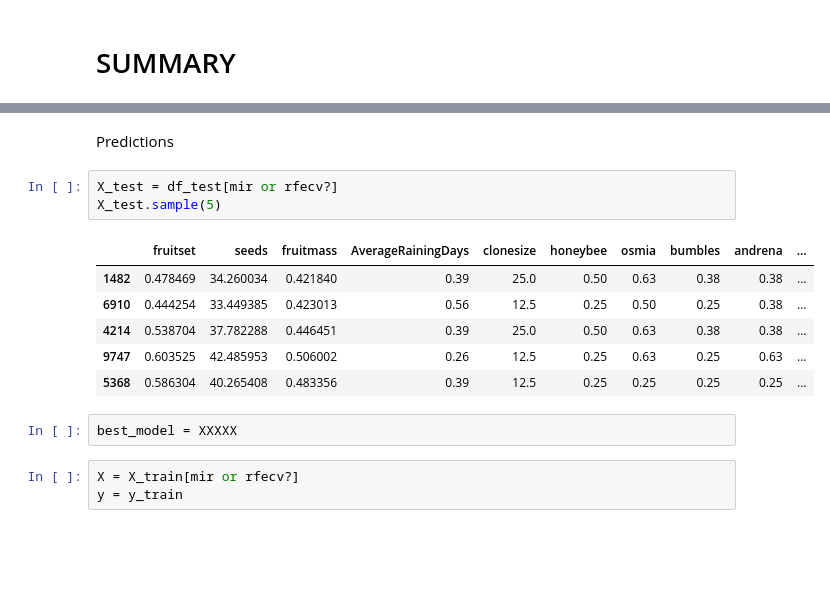
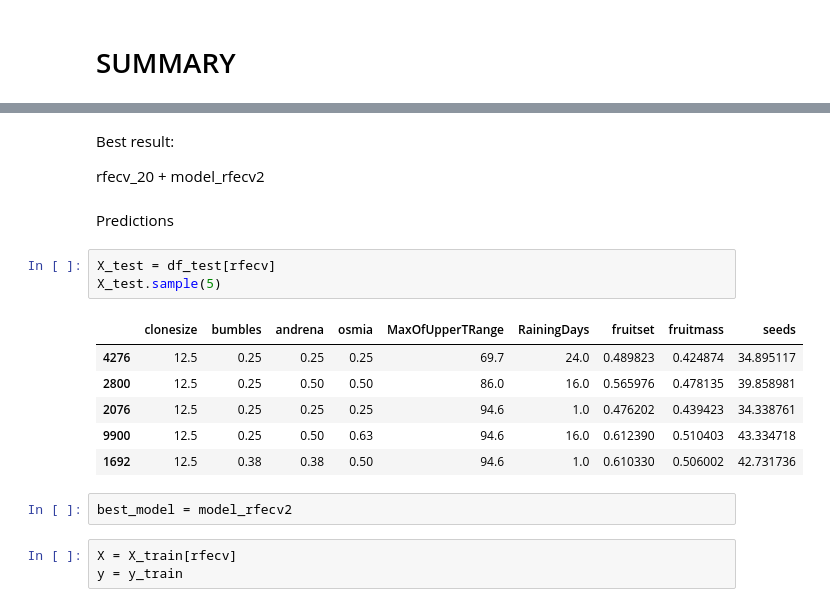
Before and after one commit to mrMichalR/blueberry_yield, a Jupyter notebook: blueberry_yield_prediction.ipynb, the cells around one changed output, grey strips where cells are left out. Cells and saved outputs as stored; diff of their text form; blank space fills up the shorter version.

```diff
--- a/blueberry_yield_prediction.ipynb
+++ b/blueberry_yield_prediction.ipynb
@@ -1300,19 +1332,23 @@ TypeError: ignored
+# %% [markdown]
+Best result:
+
+rfecv_20 + model_rfecv2
 # %% [markdown]
 Predictions
 # %%
-X_test = df_test[mir or rfecv?]
+X_test = df_test[rfecv]
 X_test.sample(5)
 # %% [output]
-|  | fruitset | seeds | fruitmass | AverageRainingDays | clonesize | honeybee | osmia | bumbles | andrena | ... |
-| 1482 | 0.478469 | 34.260034 | 0.421840 | 0.39 | 25.0 | 0.50 | 0.63 | 0.38 | 0.38 | ... |
-| 6910 | 0.444254 | 33.449385 | 0.423013 | 0.56 | 12.5 | 0.25 | 0.50 | 0.25 | 0.38 | ... |
-| 4214 | 0.538704 | 37.782288 | 0.446451 | 0.39 | 25.0 | 0.50 | 0.63 | 0.38 | 0.38 | ... |
-| 9747 | 0.603525 | 42.485953 | 0.506002 | 0.26 | 12.5 | 0.25 | 0.63 | 0.25 | 0.63 | ... |
-| 5368 | 0.586304 | 40.265408 | 0.483356 | 0.39 | 12.5 | 0.25 | 0.25 | 0.25 | 0.25 | ... |
+|  | clonesize | bumbles | andrena | osmia | MaxOfUpperTRange | RainingDays | fruitset | fruitmass | seeds |
+| 4276 | 12.5 | 0.25 | 0.25 | 0.25 | 69.7 | 24.0 | 0.489823 | 0.424874 | 34.895117 |
+| 2800 | 12.5 | 0.25 | 0.50 | 0.50 | 86.0 | 16.0 | 0.565976 | 0.478135 | 39.858981 |
+| 2076 | 12.5 | 0.25 | 0.25 | 0.25 | 94.6 | 1.0 | 0.476202 | 0.439423 | 34.338761 |
+| 9900 | 12.5 | 0.25 | 0.50 | 0.63 | 94.6 | 16.0 | 0.612390 | 0.510403 | 43.334718 |
+| 1692 | 12.5 | 0.38 | 0.38 | 0.50 | 94.6 | 1.0 | 0.610330 | 0.506002 | 42.731736 |
 # %%
-best_model = XXXXX
+best_model = model_rfecv2
 # %%
-X = X_train[mir or rfecv?]
+X = X_train[rfecv]
 y = y_train
 # %%
 best_model.fit(X, y)
```
Also changed, not shown: parts of 29 cells of this notebook.
